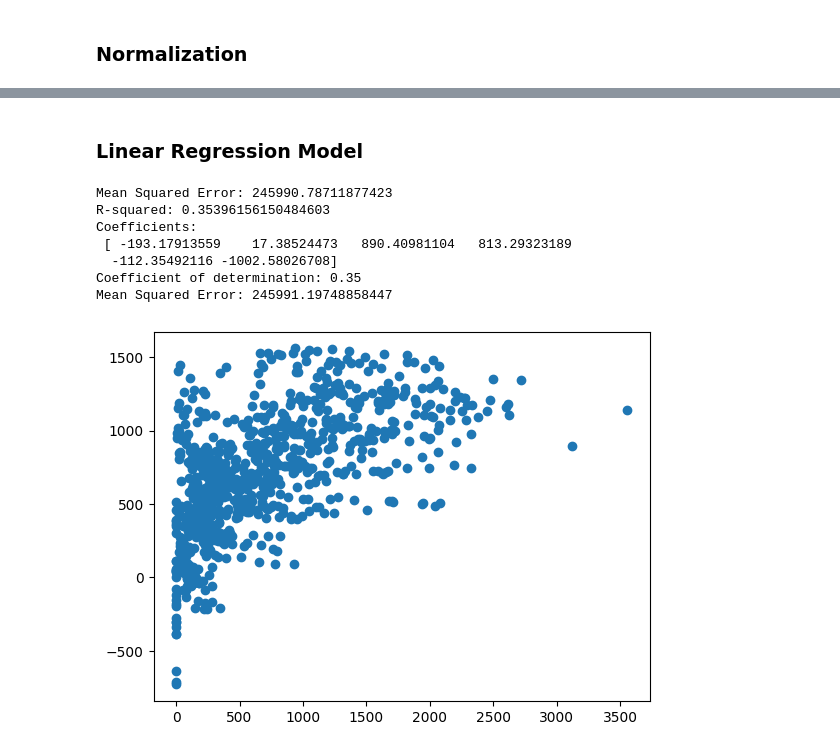
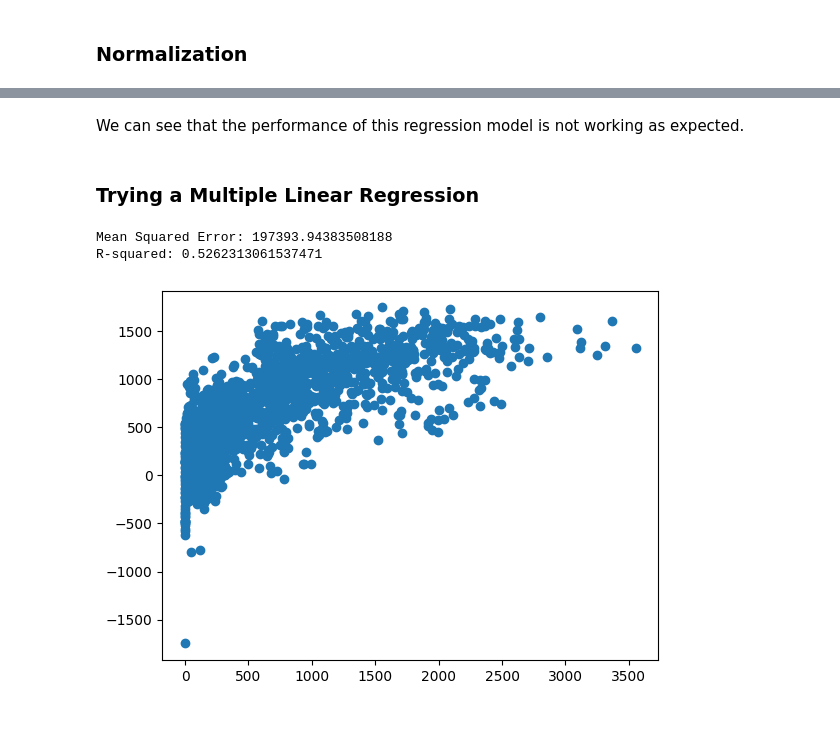
Before and after one commit to IvanGomez37/Final-Project-FoML, a Jupyter notebook: seoul_bike.ipynb, the cells around one changed output, grey strips where cells are left out. Saved outputs shown, nothing was run; the diff lists cells and outputs as text; code cells hidden in the pictures; blank space fills up the shorter version.

```diff
--- a/seoul_bike.ipynb
+++ b/seoul_bike.ipynb
@@ -509,51 +450,24 @@ Name: Rented Bike Count, dtype: int64
+# %% [markdown]
+We can see that the performance of this regression model is not working as expected.
 # %% [markdown]
-### Linear Regression Model
+### Trying a Multiple Linear Regression
-# %%
-from sklearn import datasets, linear_model
-from sklearn.metrics import mean_squared_error, r2_score
-from sklearn.metrics import accuracy_score
-
-# Create linear regression object
-regr = LinearRegression()
-
-# Train the model using the training sets
-regr.fit(X_train, y_train)
-
-# Make predictions using the testing setç
-#X_test_prediction = transform(X_test)
-#prediction = regr.predict(X_test_prediction)
-
-prediction = regr.predict(X_test)
-
-# Evaluate the model
-mse = mean_squared_error(y_test, prediction)
-r2 = r2_score(y_test, prediction)
-
-print(f"Mean Squared Error: {mse}")
-print(f"R-squared: {r2}")
-
-print("Coefficients: \n", regr.coef_)
-# The coefficient of determination: 1 is perfect prediction
-print("Coefficient of determination: %.2f" % r2_score(y_test, prediction))
-
-
-# Convert predictions to binary values (e.g., rounding to the nearest integer)
-y_val_pred_binary = np.round(prediction).astype(int)
-
-# We won't calculate the accuracy beucase it doesn't make sense for regression problems
-#instead we will calculate the mean squared error
-mse = mean_squared_error(y_test, y_val_pred_binary)
-#accuracy = accuracy_score(y_test, y_val_pred_binary)
-print(f"Mean Squared Error: {mse}")
-
-plt.scatter(y_test, prediction)
-plt.show()
-# %% [output]
-Mean Squared Error: 245990.78711877423
-R-squared: 0.35396156150484603
-Coefficients:
- [ -193.17913559    17.38524473   890.40981104   813.29323189
-  -112.35492116 -1002.58026708]
-Coefficient of determination: 0.35
-Mean Squared Error: 245991.19748858447
-[figure, removed]
+# %%
+#Let's try with a different model and see if we can improve the results
+X_train, X_test, y_train, y_test = train_test_split(X, y, test_size=0.2, random_state=42)
+model = LinearRegression()
+model.fit(X_train, y_train)
+
+y_pred = model.predict(X_test)
+
+mse = mean_squared_error(y_test, y_pred)
+r2 = r2_score(y_test, y_pred)
+
+print(f'Mean Squared Error: {mse}')
+print(f'R-squared: {r2}')
+
+plt.scatter(y_test, y_pred)
+plt.show()
+# %% [output]
+Mean Squared Error: 197393.94383508188
+R-squared: 0.5262313061537471
+[figure, added]
```
Also changed, not shown: parts of 24 cells of this notebook, 1 other file.
